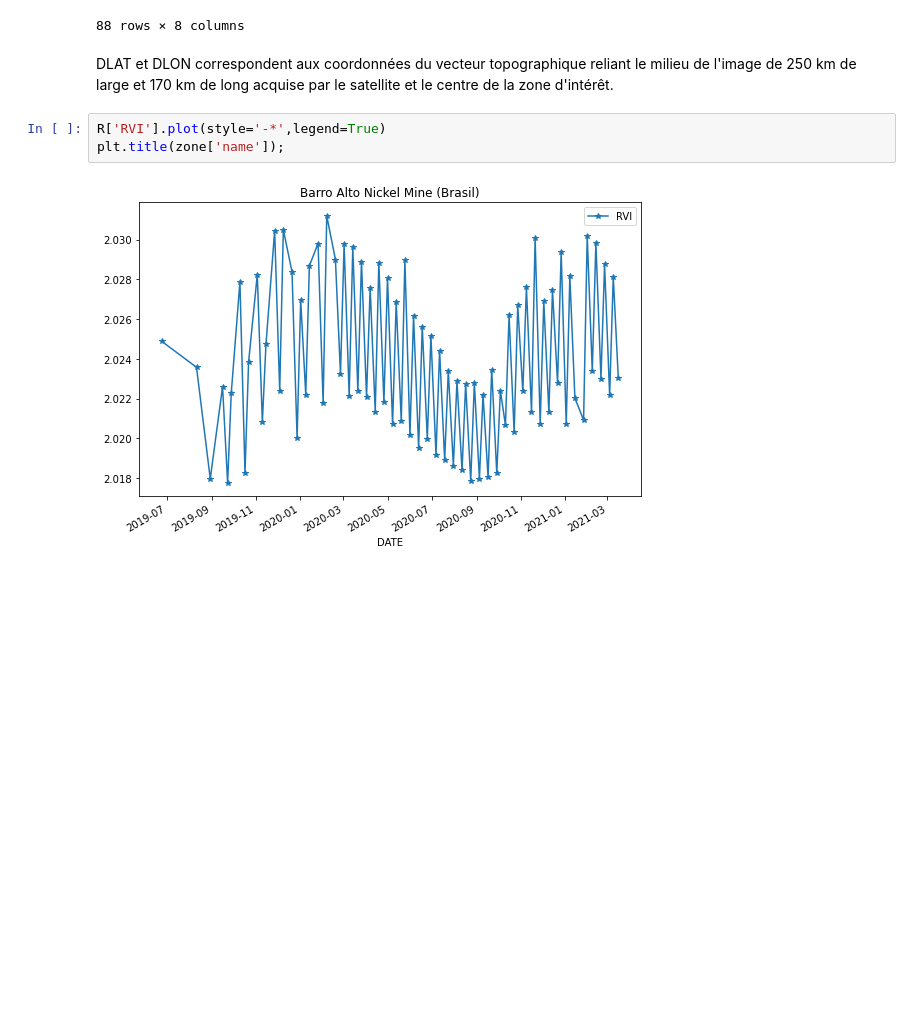
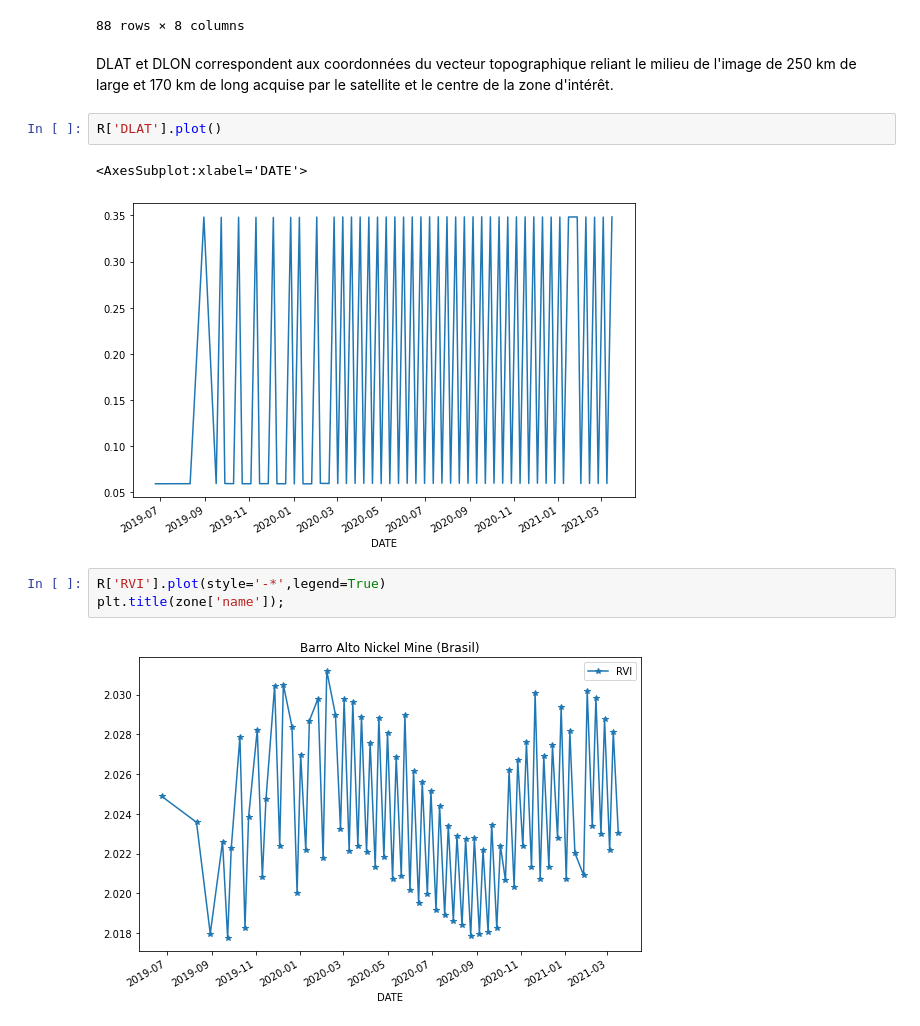
Before and after one commit to jee51/sentry, a Jupyter notebook: notebooks/TraceRVI.ipynb, the cells around one changed output. Drawn from its saved outputs; the diff is of its cells as text; blank space fills up the shorter version.

```diff
--- a/notebooks/TraceRVI.ipynb
+++ b/notebooks/TraceRVI.ipynb
@@ -57,6 +57,11 @@ R
 88 rows × 8 columns
 # %% [markdown]
 DLAT et DLON correspondent aux coordonnées du vecteur topographique reliant le milieu de l'image de 250 km de large et 170 km de long acquise par le satellite et le centre de la zone d'intérêt.
+# %%
+R['DLAT'].plot()
+# %% [output]
+<AxesSubplot:xlabel='DATE'>
+[figure, added]
 # %%
 R['RVI'].plot(style='-*',legend=True)
 plt.title(zone['name']);
```
Also changed, not shown: parts of 14 cells of this notebook, 1 other file.
